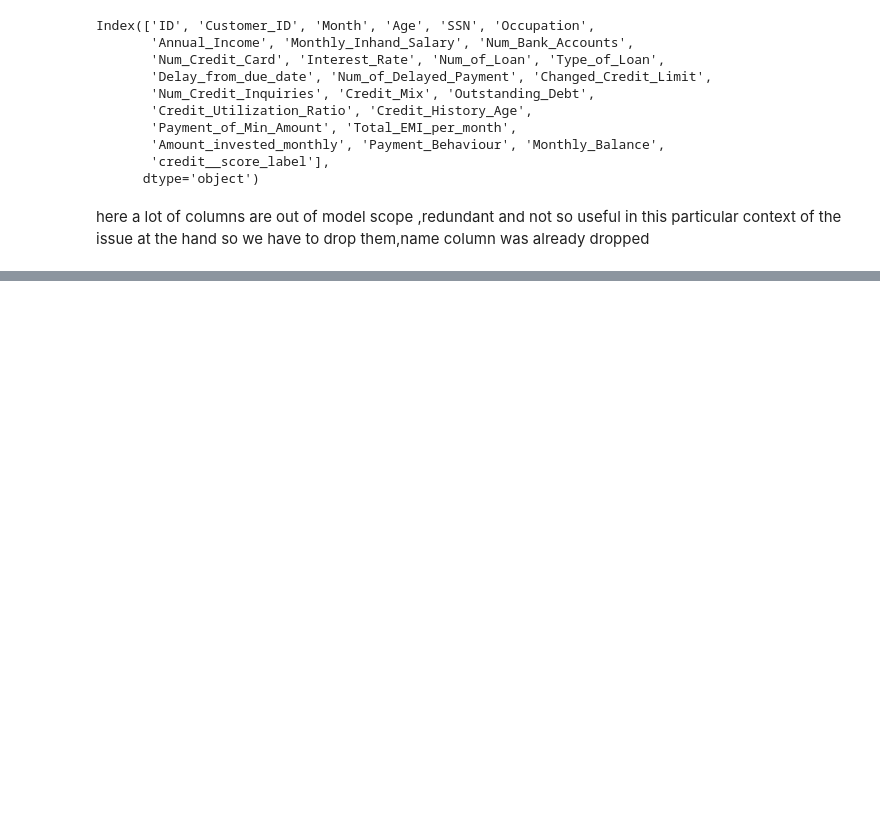
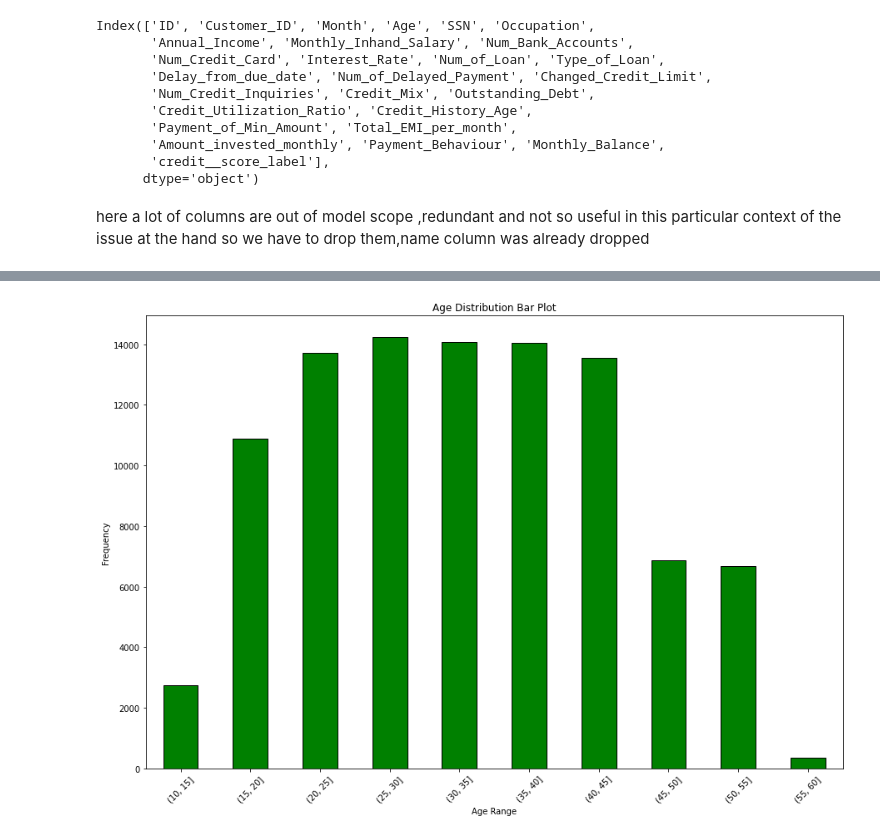
Before and after one commit to 80396-B2/Credit_Score_Prediction, a Jupyter notebook: main.ipynb, the cells around one changed output, grey strips where cells are left out. Cells and saved outputs as stored; diff of their text form; code cells hidden in the pictures; blank space fills up the shorter version.

```diff
--- a/main.ipynb
+++ b/main.ipynb
@@ -294,0 +503,21 @@ NameError: name 'df' is not defined
+# %%
+age_bins = range(10,65,5)  # Define your age ranges
+plt.figure(figsize=(15,10))
+
+# Use pd.cut to categorize ages into bins and get the frequency count
+age_ranges = pd.cut(drop_df["Age"], bins=age_bins)
+age_counts = age_ranges.value_counts().sort_index()
+
+# Create a bar plot
+age_counts.plot(kind='bar', color='green', edgecolor='black')
+
+# Customize the plot
+plt.xlabel('Age Range')
+plt.ylabel('Frequency')
+plt.title('Age Distribution Bar Plot')
+
+# Show the plot
+plt.xticks(rotation=45)  # Rotate x-axis labels for better readability
+plt.show()
+# %% [output]
+[figure, added]
```
Also changed, not shown: parts of 27 cells of this notebook.
